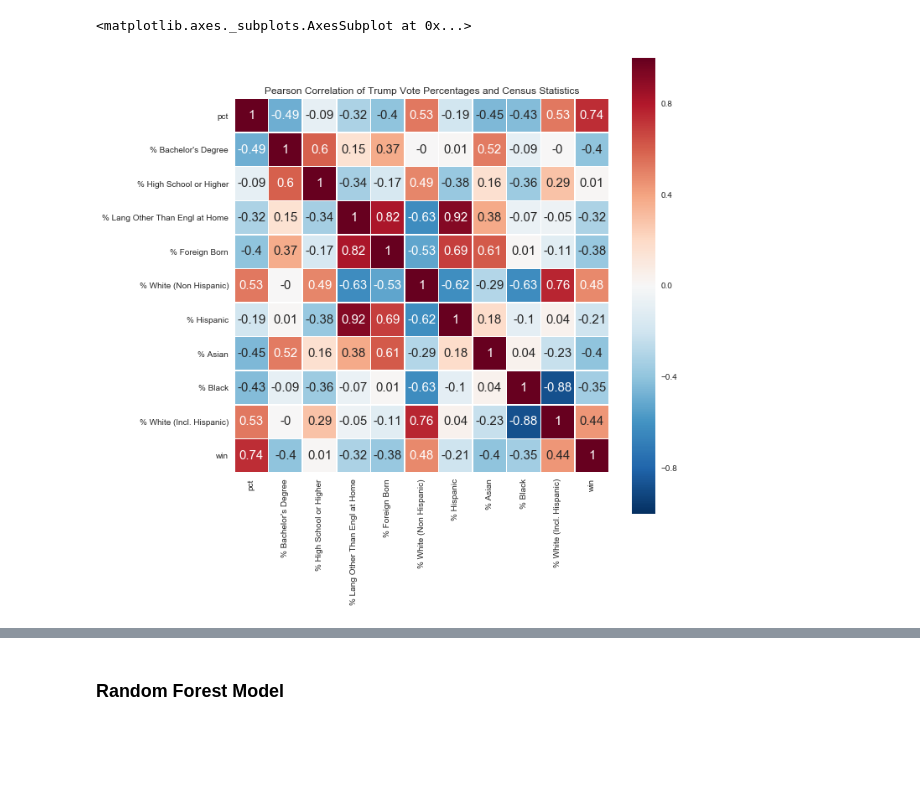
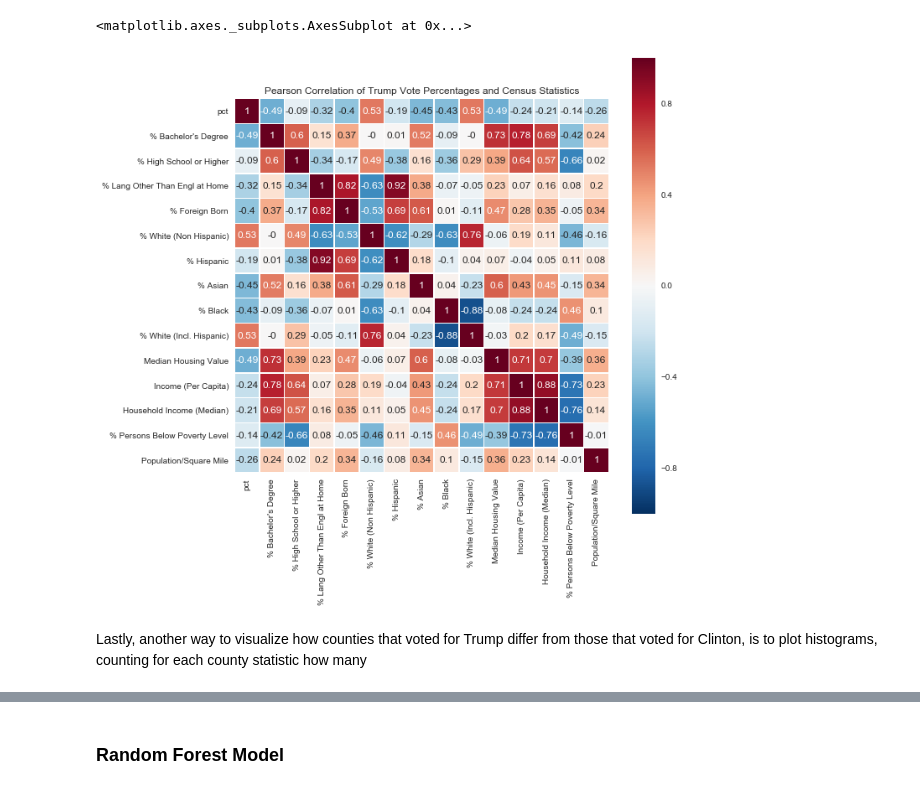
Before and after one commit to stefanmunnich/2016election, a Jupyter notebook: Trump.ipynb, the cells around one changed output, grey strips where cells are left out. Saved outputs shown, nothing was run; the diff lists cells and outputs as text; code cells hidden in the pictures; blank space fills up the shorter version.

```diff
--- a/Trump.ipynb
+++ b/Trump.ipynb
@@ -92,0 +69,15 @@ trump['win'][trump['pct'] < 0.45] = 0
+# %%
+# We need one table/data frame for proper data manipulation extraction.
+# So we have to perform a join on both data frames. The one key that both have in common is the county ID (fips)
+# The fips column in the results dataframe is of type 'object'.
+# It needs to be of type int64 (like the one in counties) to perform the merge on 'fips'. Let's change that!
+results['fips'] = results['fips'].astype(int)
+
+# Perform a merge of the two dataframes, so that we got all data we need in one
+merged = pd.merge(left=counties,right=results, how='inner', left_on='fips', right_on='fips')
+
+# Get a dataframe with only the relevant election results and census statistics
+demo = merged[['fips', 'cand', 'lead', 'pct', 'EDU685213', 'EDU635213', 'POP815213', 'POP645213', 'RHI825214', 'RHI725214', 'RHI425214', 'RHI225214', 'RHI125214', 'HSG495213', 'INC910213', 'INC110213', 'PVY020213', 'POP060210']]
+
+# Get a dataframe with only the rows that have Trump as candidate
+trump = demo[demo.cand == 'Donald Trump']
@@ -92,0 +86,20 @@ trump['win'][trump['pct'] < 0.45] = 0
+# %%
+# Create the dictionary
+county_dict = {'EDU685213' : '% Bachelor\'s Degree',
+               'EDU635213' : '% High School or Higher',
+               'POP815213' : '% Lang Other Than Engl at Home',
+               'POP645213' : '% Foreign Born',
+               'RHI825214' : '% White (Non Hispanic)',
+               'RHI725214' : '% Hispanic',
+               'RHI425214' : '% Asian',
+               'RHI225214' : '% Black',
+               'RHI125214' : '% White (Incl. Hispanic)',
+               'HSG495213' : 'Median Housing Value',
+               'INC910213' : 'Income (Per Capita)',
+               'INC110213' : 'Household Income (Median)',
+               'PVY020213' : '% Persons Below Poverty Level',
+               'POP060210' : 'Population/Square Mile'
+              }
+
+# Rename columns values to something more meaningful
+trump.rename(columns = county_dict, inplace = True)
@@ -92,0 +115,6 @@ trump['win'][trump['pct'] < 0.45] = 0
+# %%
+# Initialize to 0
+trump['win'] = 0
+
+# Set 1 if Trump won, i.e., column 'lead' says 'Donald Trump'
+trump['win'][trump['lead'] == 'Donald Trump'] = 1
@@ -93,12 +169,14 @@ trump['win'][trump['pct'] < 0.45] = 0
 # %%
 f, ax = plt.subplots(figsize=(10, 10))
 
 plt.title('Pearson Correlation of Trump Vote Percentages and Census Statistics')
 sns.set(font_scale=1)
-sns.heatmap(trump.astype(float).corr().round(decimals = 2), linewidths = 0.5, vmax = 1.0, square = True,
-            annot = True, annot_kws={"size": 15})
+sns.heatmap(trump.loc[:,'pct':'Population/Square Mile'].astype(float).corr().round(decimals = 2), linewidths = 0.5, vmax = 1.0, square = True,
+            annot = True, annot_kws={"size": 12})
 # %% [output]
 <matplotlib.axes._subplots.AxesSubplot at 0x...>
-[figure, old version]
+[figure, new version]
+# %% [markdown]
+Lastly, another way to visualize how counties that voted for Trump differ from those that voted for Clinton, is to plot histograms, counting for each county statistic how many
 # %%
 plt.figure(figsize=(20, 17))
```
Also changed, not shown: parts of 43 cells of this notebook.
